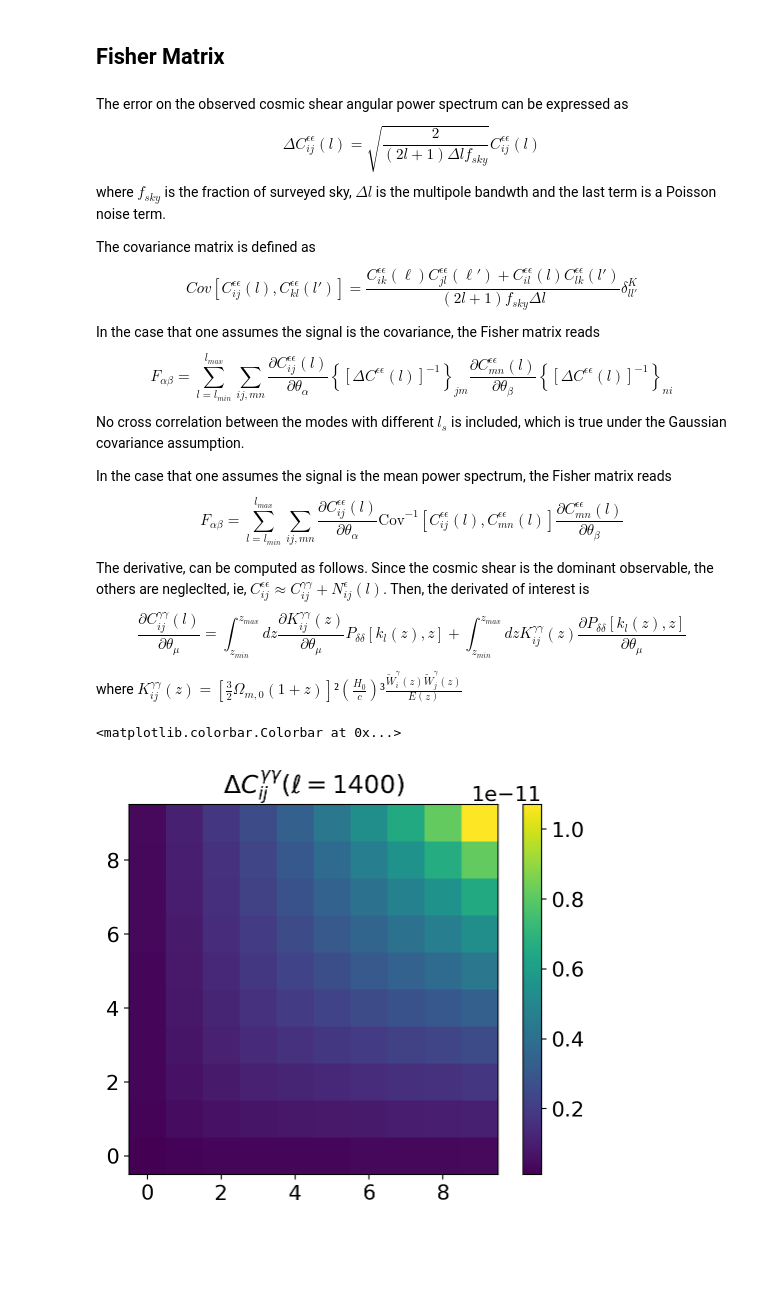
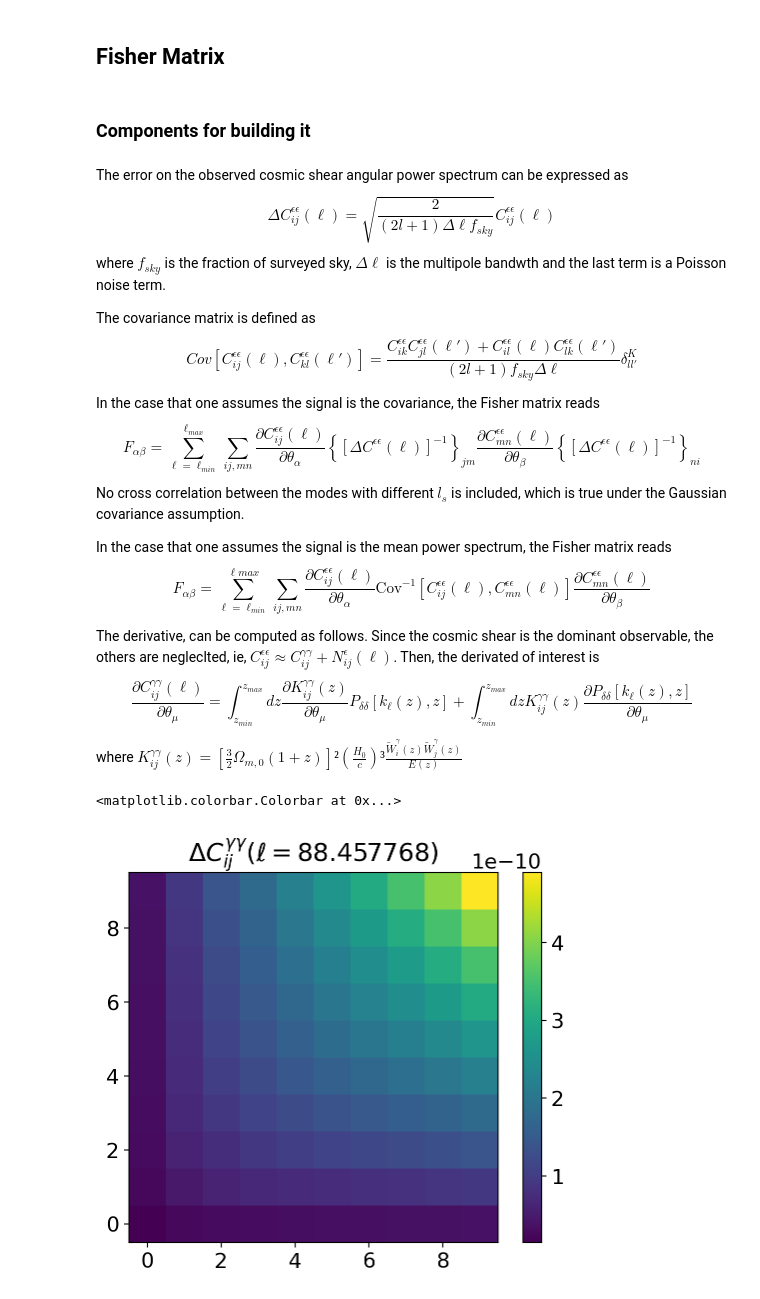
Before and after one commit to vPedreros/dfi-summer-2023, a Jupyter notebook: summer_nb copy.ipynb, the cells around one changed output. Saved outputs shown, nothing was run; the diff lists cells and outputs as text; code cells hidden in the pictures; blank space fills up the shorter version.

```diff
--- a/summer_nb copy.ipynb
+++ b/summer_nb copy.ipynb
@@ -424,12 +243,0 @@ cosmic_shear_array = np.reshape(load_cosmic, (load_cosmic.shape[0], load_cosmic.
-# %%
-fig, ax = plt.subplots()
-
-ls = np.arange(100, 1501)
-i, j = 9, 9
-
-for l in ls:
-    ax.scatter(l, l*(l+1)*cosmic_shear_array[l-100, i, j]/2/np.pi, c='mediumpurple', s=0.5)
-ax.set_xlim((100, 300))
-ax.set_xlabel('Multipole $\ell$')
-ax.set_ylabel(r'$C_{%s%s}^{\gamma\gamma}(\ell)$'%(str(i),str(j)));
-#ax.legend()
@@ -444,0 +380,13 @@ cosmic_shear_array.shape
+# %%
+load_cosmic = np.loadtxt('convergence/cosmic_shear_array')
+cosmic_shear = np.reshape(load_cosmic, (load_cosmic.shape[0], load_cosmic.shape[1] // 10, 10))
+# %%
+fig, ax = plt.subplots()
+
+i, j = 9, 9
+
+for idx, l in enumerate(ls_eval):
+    ax.scatter(l, cosmic_shear[idx, i, j], c='mediumpurple', s=0.5)
+ax.set_xlabel('Multipole $\ell$')
+ax.set_ylabel(r'$C_{%s%s}^{\gamma\gamma}(\ell)$'%(str(i),str(j)));
+#ax.legend()
@@ -445,20 +395,22 @@ cosmic_shear_array.shape
 # %% [markdown]
 ## Fisher Matrix
+# %% [markdown]
+### Components for building it
 # %% [markdown]
-The error on the observed cosmic shear angular power spectrum can be expressed as $$\Delta C_{ij}^{\epsilon\epsilon}(l) = \sqrt{\frac{2}{(2l+1)\Delta l f_{sky}}}C_{ij}^{\epsilon\epsilon}(l)$$ where $f_{sky}$ is the fraction of surveyed sky, $\Delta l $ is the multipole bandwth and the last term is a Poisson noise term.
+The error on the observed cosmic shear angular power spectrum can be expressed as $$\Delta C_{ij}^{\epsilon\epsilon}(\ell) = \sqrt{\frac{2}{(2l+1)\Delta \ell f_{sky}}}C_{ij}^{\epsilon\epsilon}(\ell)$$ where $f_{sky}$ is the fraction of surveyed sky, $\Delta \ell $ is the multipole bandwth and the last term is a Poisson noise term.
 
-The covariance matrix is defined as $$Cov[C_{ij}^{\epsilon\epsilon}(l), C_{kl}^{\epsilon\epsilon}(l')]=\frac{C_{ik}^{\epsilon\epsilon}(\ell) C_{jl}^{\epsilon\epsilon}(\ell') + C_{il}^{\epsilon\epsilon}(l)C_{lk}^{\epsilon\epsilon}(l')}{(2l+1)f_{sky}\Delta l}\delta_{ll'}^K$$
+The covariance matrix is defined as $$Cov[C_{ij}^{\epsilon\epsilon}(\ell), C_{kl}^{\epsilon\epsilon}(\ell')]=\frac{C_{ik}^{\epsilon\epsilon} C_{jl}^{\epsilon\epsilon}(\ell') + C_{il}^{\epsilon\epsilon}(\ell)C_{lk}^{\epsilon\epsilon}(\ell')}{(2l+1)f_{sky}\Delta \ell}\delta_{ll'}^K$$
 
 In the case that one assumes the signal is the covariance, the Fisher matrix reads
-$$F_{\alpha\beta}=\sum_{l=l_{min}}^{l_{max}}\sum_{ij,mn}\frac{\partial C_{ij}^{\epsilon\epsilon}(l)}{\partial \theta_\alpha}\left\{[\Delta C^{\epsilon\epsilon}(l)]^{-1}\right\}_{jm}
-\frac{\partial C_{mn}^{\epsilon\epsilon}(l)}{\partial \theta_\beta}\left\{[\Delta C^{\epsilon\epsilon}(l)]^{-1}\right\}_{ni}$$ No cross correlation between the modes with different $l_s$ is included, which is true under the Gaussian covariance assumption.
+$$F_{\alpha\beta}=\sum_{\ell=\ell_{min}}^{\ell_{max}}\sum_{ij,mn}\frac{\partial C_{ij}^{\epsilon\epsilon}(\ell)}{\partial \theta_\alpha}\left\{[\Delta C^{\epsilon\epsilon}(\ell)]^{-1}\right\}_{jm}
+\frac{\partial C_{mn}^{\epsilon\epsilon}(\ell)}{\partial \theta_\beta}\left\{[\Delta C^{\epsilon\epsilon}(\ell)]^{-1}\right\}_{ni}$$ No cross correlation between the modes with different $l_s$ is included, which is true under the Gaussian covariance assumption.
 
 In the case that one assumes the signal is the mean power spectrum, the Fisher matrix reads
-$$F_{\alpha\beta}=\sum_{l=l_{min}}^{l_{max}}\sum_{ij,mn}\frac{\partial C_{ij}^{\epsilon\epsilon}(l)}{\partial \theta_\alpha}\text{Cov}^{-1}[C_{ij}^{\epsilon\epsilon}(l), C_{mn}^{\epsilon\epsilon}(l)]
-\frac{\partial C_{mn}^{\epsilon\epsilon}(l)}{\partial \theta_\beta}$$
+$$F_{\alpha\beta}=\sum_{\ell=\ell_{min}}^{\ell{max}}\sum_{ij,mn}\frac{\partial C_{ij}^{\epsilon\epsilon}(\ell)}{\partial \theta_\alpha}\text{Cov}^{-1}[C_{ij}^{\epsilon\epsilon}(\ell), C_{mn}^{\epsilon\epsilon}(\ell)]
+\frac{\partial C_{mn}^{\epsilon\epsilon}(\ell)}{\partial \theta_\beta}$$
 
-The derivative, can be computed as follows. Since the cosmic shear is the dominant observable, the others are negleclted, ie, $C_{ij}^{\epsilon\epsilon} \approx C_{ij}^{\gamma\gamma} + N_{ij}^\epsilon(l)$. Then, the derivated of interest is
-$$\frac{\partial C_{ij}^{\gamma\gamma}(l)}{\partial \theta_\mu} = \int_{z_{min}}^{z_{max}}dz\frac{\partial K_{ij}^{\gamma\gamma}(z)}{\partial \theta_\mu} P_{\delta\delta}[k_l(z),z] +\int_{z_{min}}^{z_{max}}dzK_{ij}^{\gamma\gamma}(z)\frac{\partial P_{\delta\delta}[k_l(z),z]}{\partial \theta_\mu}$$
+The derivative, can be computed as follows. Since the cosmic shear is the dominant observable, the others are negleclted, ie, $C_{ij}^{\epsilon\epsilon} \approx C_{ij}^{\gamma\gamma} + N_{ij}^\epsilon(\ell)$. Then, the derivated of interest is
+$$\frac{\partial C_{ij}^{\gamma\gamma}(\ell)}{\partial \theta_\mu} = \int_{z_{min}}^{z_{max}}dz\frac{\partial K_{ij}^{\gamma\gamma}(z)}{\partial \theta_\mu} P_{\delta\delta}[k_\ell(z),z] +\int_{z_{min}}^{z_{max}}dzK_{ij}^{\gamma\gamma}(z)\frac{\partial P_{\delta\delta}[k_\ell(z),z]}{\partial \theta_\mu}$$
 
 where
 $K_{ij}^{\gamma\gamma}(z) =  \left[\frac{3}{2}\Omega_{m,0}(1+z)\right]²\left(\frac{H_0}{c}\right)³\frac{\tilde{W}_i^\gamma(z)\tilde{W}_j^\gamma(z)}{E(z)}$
@@ -469,18 +417,18 @@ ls_eval = np.array([(l_bins[i][1] + l_bins[i][0]) / 2 for i in range(100)])
 # %%
-def error_convergence(l, fsky=(1/15000), dl=1490):
+def error_convergence(l_idx, fsky=(1/15000), dl=1490):
     term1 = np.sqrt(2 / ((2 * l + 1) * dl * fsky))
-    term2 = cosmic_shear_array[l]
+    term2 = cosmic_shear[l_idx]
     return term1 * term2
 # %%
-ell = 1400
+ell_idx = 43
 
 fig, ax = plt.subplots()
 
-im = ax.imshow(error_convergence(ell - 100))
-ax.set_title('$\Delta C_{ij}^{\gamma\gamma}(\ell=%i)$'%ell)
+im = ax.imshow(error_convergence(ell_idx))
+ax.set_title('$\Delta C_{ij}^{\gamma\gamma}(\ell=%f)$'%ls_eval[ell_idx])
 ax.set_ylim(ax.get_ylim()[::-1])
 fig.colorbar(im)
 # %% [output]
 <matplotlib.colorbar.Colorbar at 0x...>
-[figure, old version]
+[figure, new version]
 # %%
```
Also changed, not shown: parts of 90 cells of this notebook.
